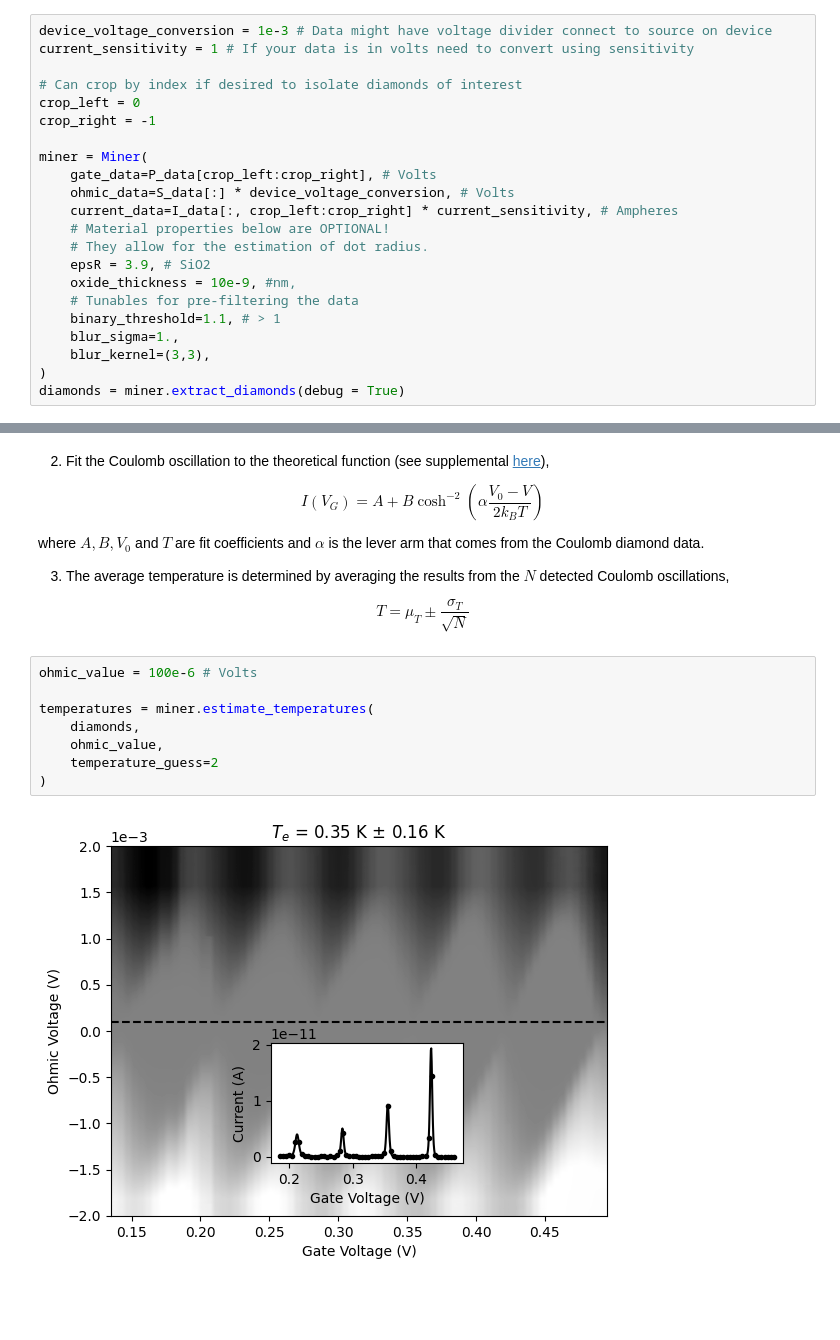
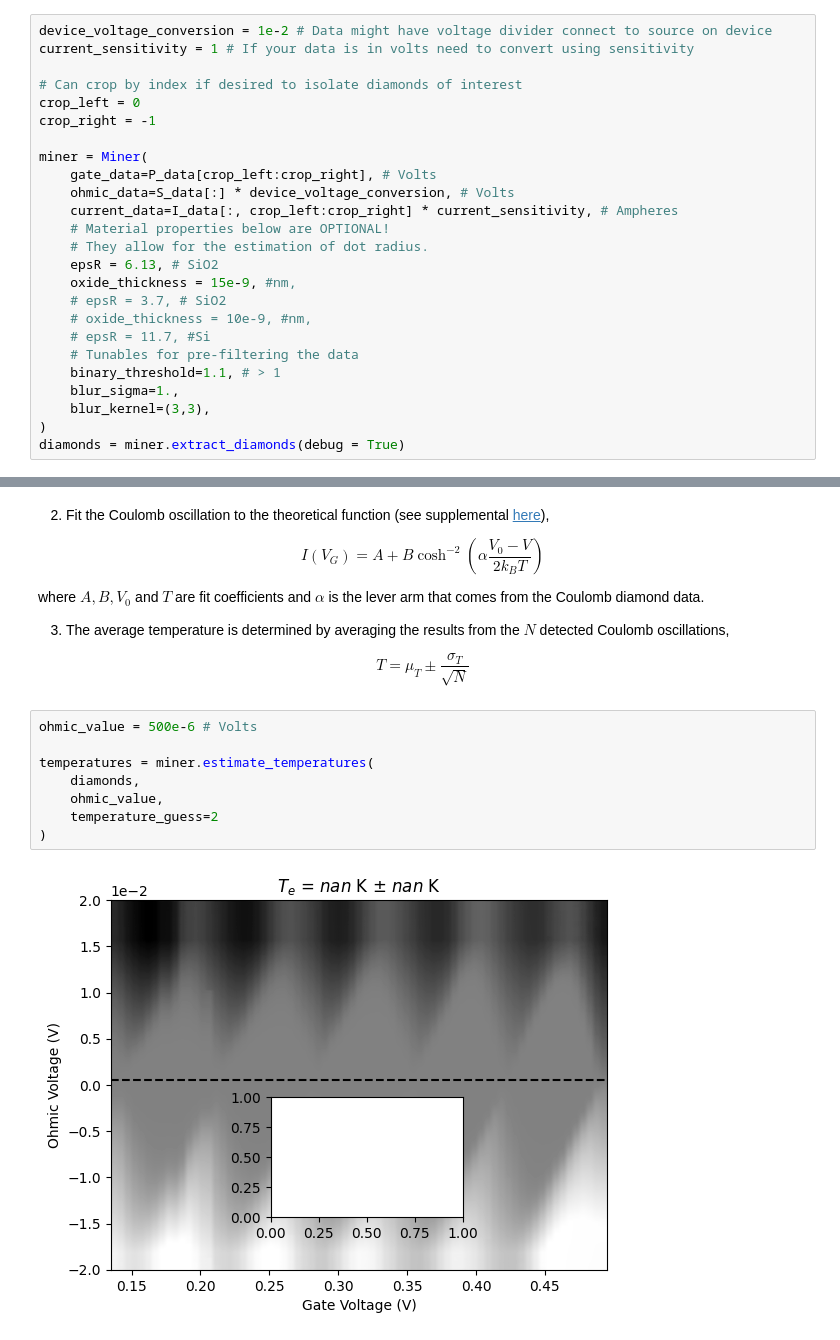
Before and after one commit to mainCSG/diamondminer, a Jupyter notebook: example/demo.ipynb, the cells around one changed output, grey strips where cells are left out. Drawn from its saved outputs; the diff is of its cells as text; blank space fills up the shorter version.

```diff
--- a/example/demo.ipynb
+++ b/example/demo.ipynb
@@ -47,7 +246,7 @@ and whether their slope is positive or negative.
 > Note: If the extraction isn't working, turn `debug=True` to plot any intermediate results.
 Adjust parameters found in `miner.filter_raw_data()`, `miner.extract_edges()`, `miner.extract_lines()` until lines are detected.
 # %%
-device_voltage_conversion = 1e-3 # Data might have voltage divider connect to source on device
+device_voltage_conversion = 1e-2 # Data might have voltage divider connect to source on device
 current_sensitivity = 1 # If your data is in volts need to convert using sensitivity
 
 # Can crop by index if desired to isolate diamonds of interest
@@ -60,8 +259,11 @@ miner = Miner(
     current_data=I_data[:, crop_left:crop_right] * current_sensitivity, # Ampheres
     # Material properties below are OPTIONAL!
     # They allow for the estimation of dot radius.
-    epsR = 3.9, # SiO2
-    oxide_thickness = 10e-9, #nm,
+    epsR = 6.13, # SiO2
+    oxide_thickness = 15e-9, #nm,
+    # epsR = 3.7, # SiO2
+    # oxide_thickness = 10e-9, #nm,
+    # epsR = 11.7, #Si
     # Tunables for pre-filtering the data
     binary_threshold=1.1, # > 1
     blur_sigma=1.,
@@ -126,12 +329,12 @@ $$
 T = \mu_T \pm \frac{\sigma_T}{\sqrt{N}}
 $$
 # %%
-ohmic_value = 100e-6 # Volts
+ohmic_value = 500e-6 # Volts
 
 temperatures = miner.estimate_temperatures(
     diamonds,
     ohmic_value,
     temperature_guess=2
 )
 # %% [output]
-[figure, old version]
+[figure, new version]
```
Also changed, not shown: parts of 15 cells of this notebook, 20 other files.
